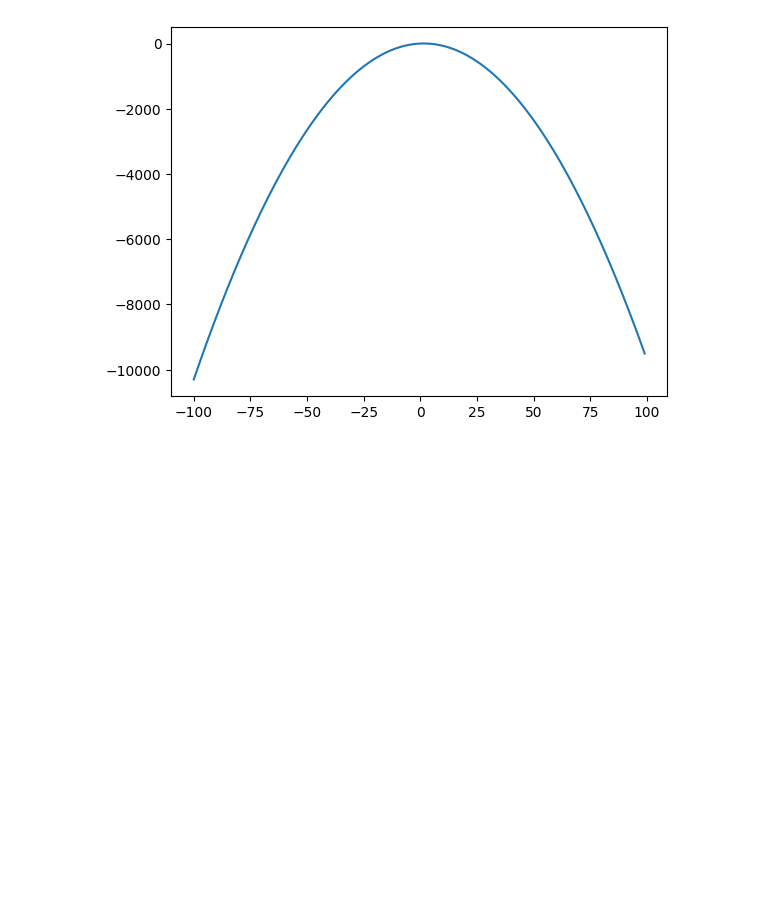
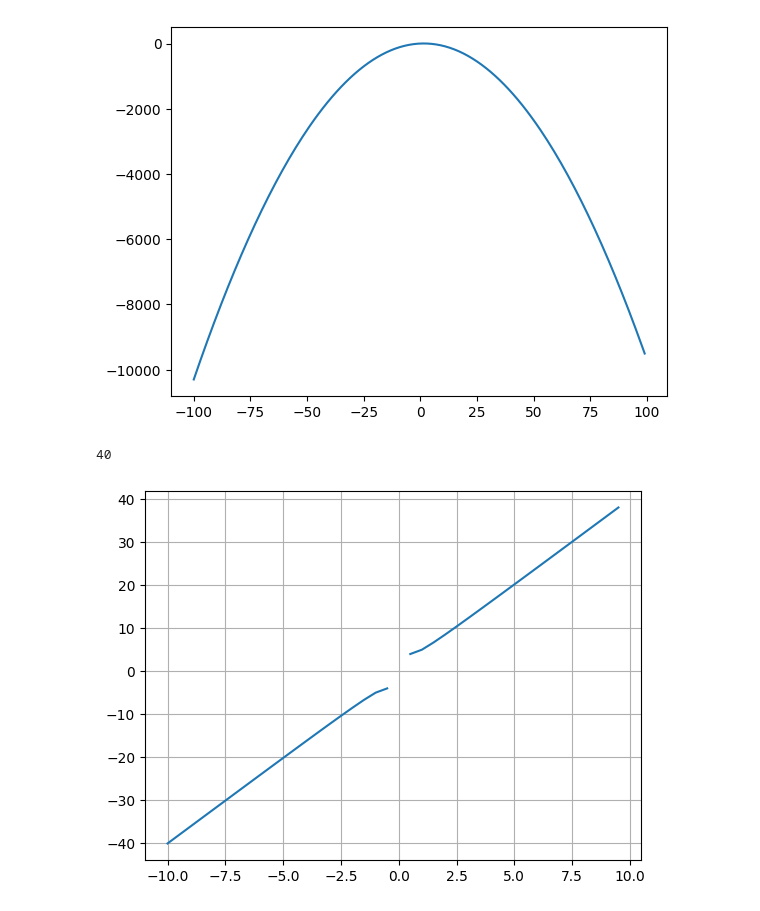
Before and after one commit to Spartanlasergun/Spartanlasergun.github.io, a Jupyter notebook: pages/calculus/Maxima_Minima_Notes.ipynb, the cells around one changed output. Saved outputs shown, nothing was run; the diff lists cells and outputs as text; code cells hidden in the pictures; blank space fills up the shorter version.

```diff
--- a/pages/calculus/Maxima_Minima_Notes.ipynb
+++ b/pages/calculus/Maxima_Minima_Notes.ipynb
@@ -59,3 +59,18 @@ plt.plot(x, y)
 plt.show()
 # %% [output]
 [figure]
+# %%
+x = np.arange(-10, 10, 0.5)
+
+print(len(x))
+y = []
+for item in x:
+    fx = (4 * item) + (1 / item)
+    y.append(fx)
+
+plt.grid(True)
+plt.plot(x, y)
+plt.show()
+# %% [output]
+40
+[figure, added]
```
